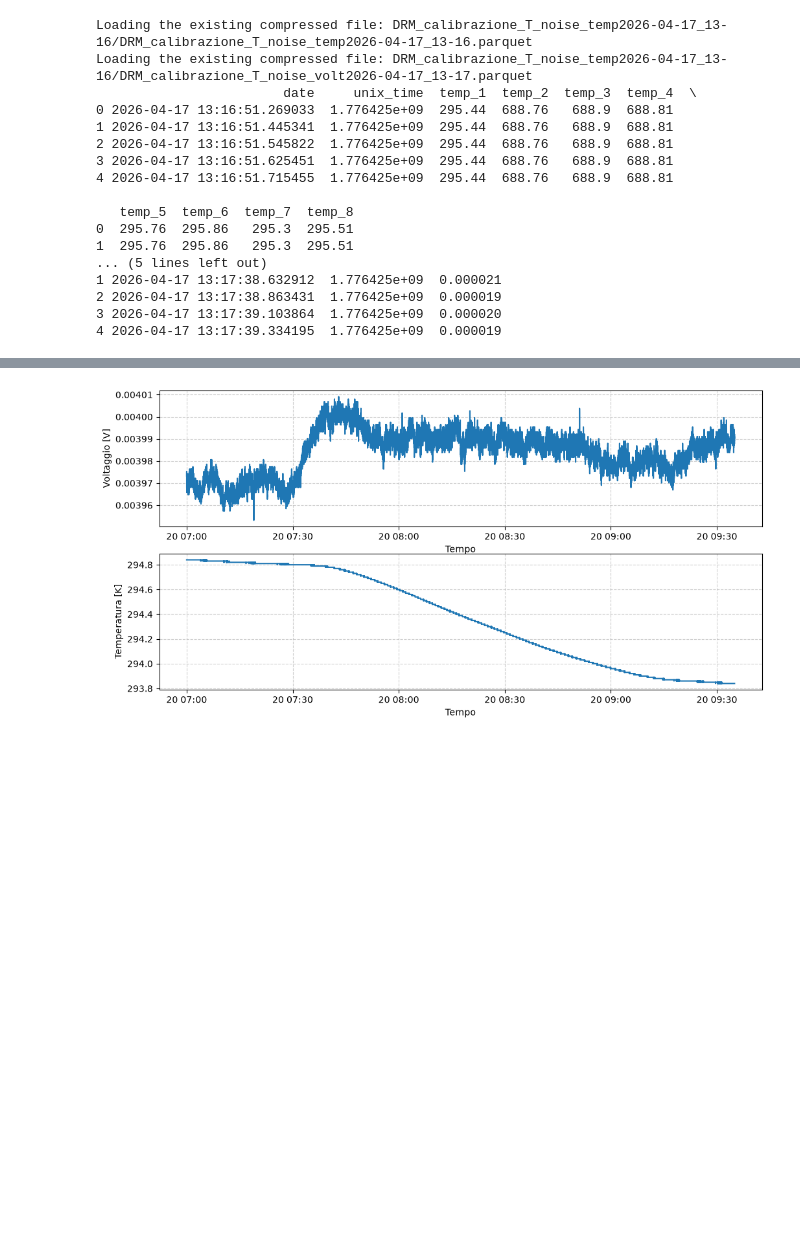
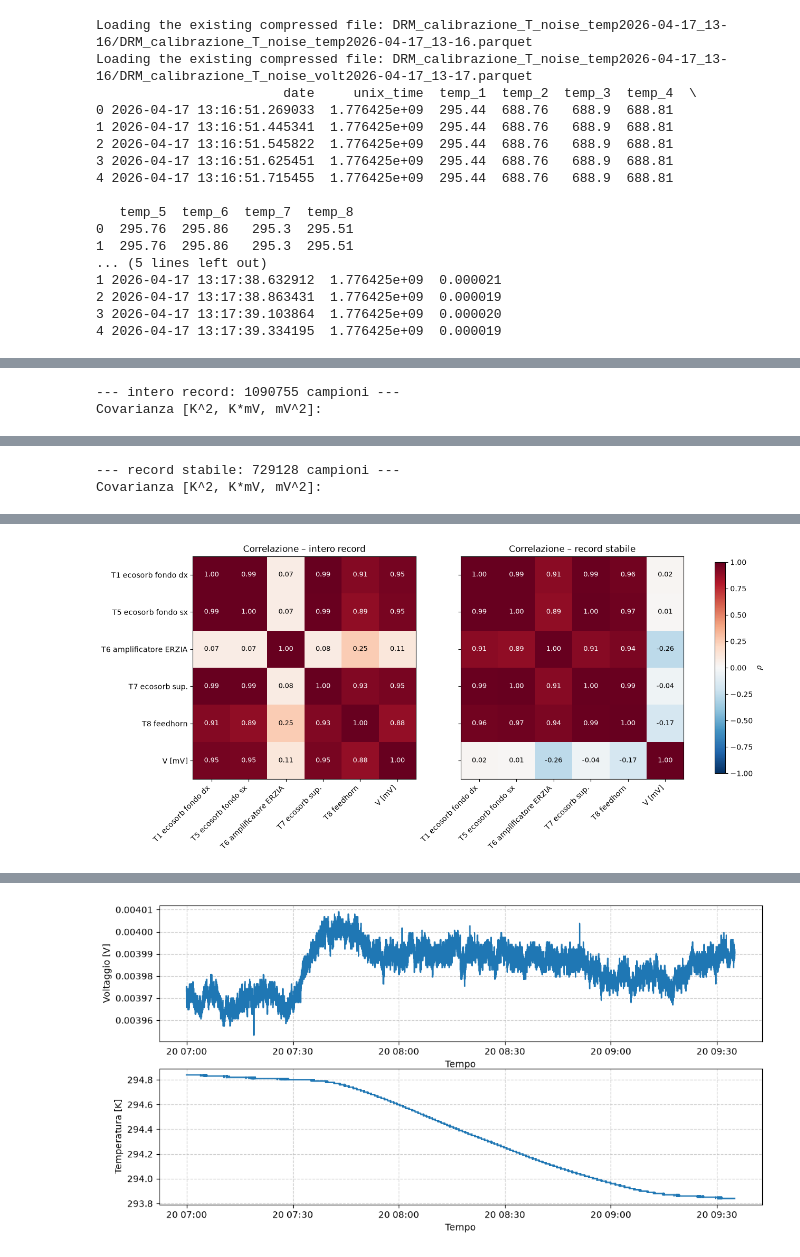
Before and after one commit to Doldz/DRM_RadioLab, a Jupyter notebook: dati_T_noise/calcolo_T_noise.ipynb, the cells around one changed output, grey strips where cells are left out. Drawn from its saved outputs; the diff is of its cells as text; code cells hidden in the pictures; blank space fills up the shorter version.

```diff
--- a/dati_T_noise/calcolo_T_noise.ipynb
+++ b/dati_T_noise/calcolo_T_noise.ipynb
@@ -346,0 +140,47 @@ T_noise 249.842837429611 +- 1.3169207316499656
+# %%
+from IPython.display import display
+
+probe_names = {1: 'ecosorb fondo dx', 5: 'ecosorb fondo sx', 6: 'amplificatore ERZIA',
+               7: 'ecosorb sup.', 8: 'feedhorn'}
+temp_cols = [f'temp_{i}' for i in probe_names]
+labels = {f'temp_{i}': f'T{i} {n}' for i, n in probe_names.items()} | {'V_mV': 'V [mV]'}
+
+# allineamento temporale: ogni campione di V con la temperatura più vicina
+df_all = pd.merge_asof(
+    df_volts[['unix_time', 'date', 'volts']].sort_values('unix_time'),
+    df_temps[['unix_time'] + temp_cols].sort_values('unix_time'),
+    on='unix_time', direction='nearest', tolerance=2.0,
+).dropna()
+df_all['V_mV'] = df_all['volts']*1e3
+vars_cov = temp_cols + ['V_mV']
+
+intervals = {
+    'intero record': (df_all['date'].min(), df_all['date'].max()),
+    'record stabile': ('2026-04-18 13:00:00', '2026-04-20 14:00:00'),
+}
+
+cov_mats, corr_mats = {}, {}
+for name, (a, b) in intervals.items():
+    d = df_all.loc[df_all['date'].between(a, b), vars_cov].rename(columns=labels)
+    cov_mats[name] = d.cov()
+    corr_mats[name] = d.corr()
+    print(f"--- {name}: {len(d)} campioni ---")
+    print("Covarianza [K^2, K*mV, mV^2]:")
+    display(cov_mats[name].style.format('{:.3e}'))
+
+fig, axs = plt.subplots(1, 2, figsize=(15, 6.5))
+for ax, (name, C) in zip(axs, corr_mats.items()):
+    im = ax.imshow(C.values, cmap='RdBu_r', vmin=-1, vmax=1)
+    ax.set_xticks(range(len(C)), C.columns, rotation=45, ha='right')
+    ax.set_yticks(range(len(C)), C.index if ax is axs[0] else [])
+    for i in range(len(C)):
+        for j in range(len(C)):
+            ax.text(j, i, f'{C.values[i, j]:.2f}', ha='center', va='center',
+                    color='white' if abs(C.values[i, j]) > 0.6 else 'black', fontsize=9)
+    ax.set_title(f'Correlazione – {name}')
+fig.colorbar(im, ax=axs, shrink=0.8, label=r'$\rho$')
+fig.savefig('images/correlazione.pdf', bbox_inches='tight')
+plt.show()
+# %% [output]
+--- intero record: 1090755 campioni ---
+Covarianza [K^2, K*mV, mV^2]:
@@ -346,0 +194,2 @@ T_noise 249.842837429611 +- 1.3169207316499656
+--- record stabile: 729128 campioni ---
+Covarianza [K^2, K*mV, mV^2]:
@@ -346,0 +203 @@ T_noise 249.842837429611 +- 1.3169207316499656
+[figure, added]
```
Also changed, not shown: parts of 32 cells of this notebook, 9 other files.
